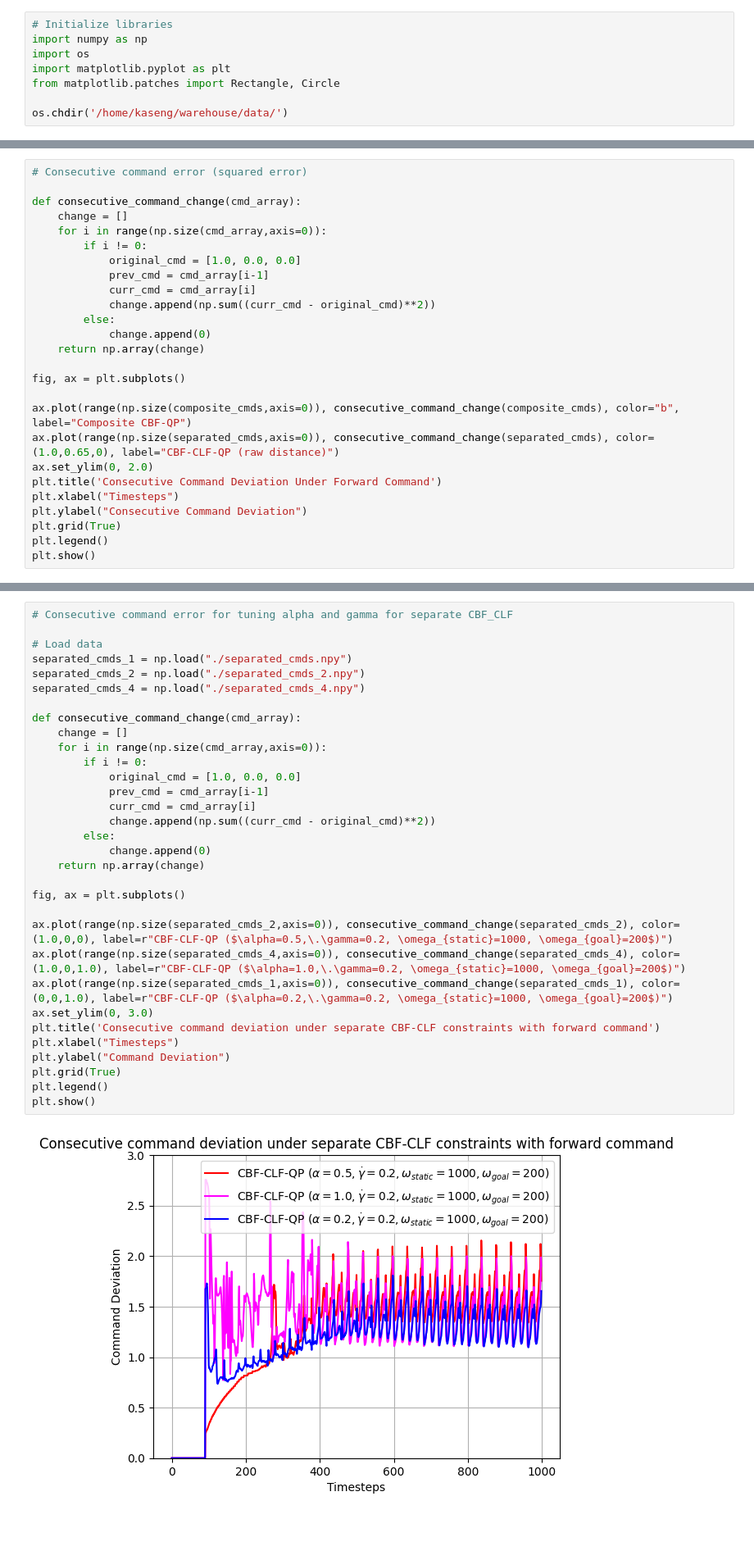
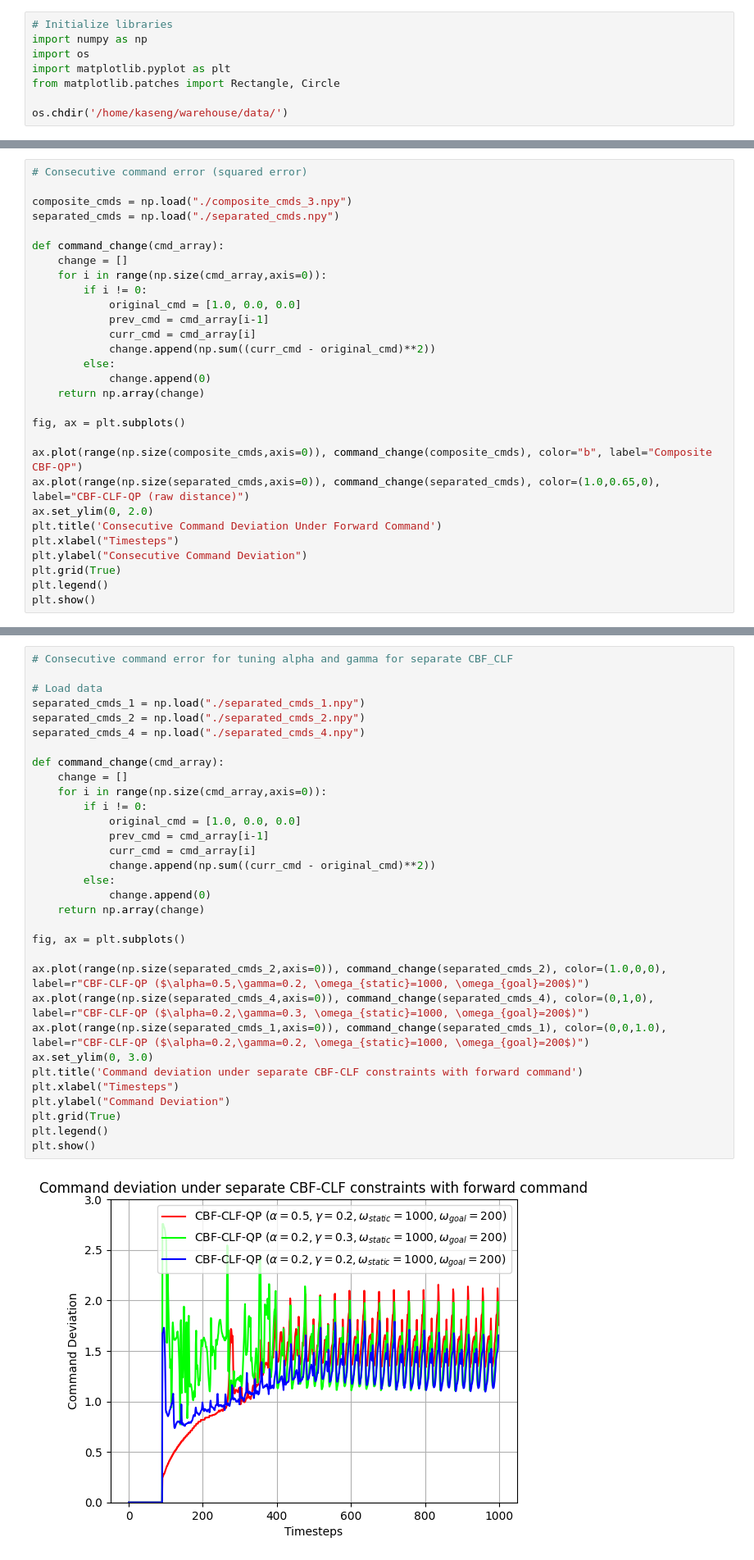
Before and after one commit to famsvip/Robot-Navigation-Collision-Avoidance-, a Jupyter notebook: data/plotting.ipynb, the cells around one changed output, grey strips where cells are left out. Shown at 82% size. Saved outputs shown, nothing was run; the diff lists cells and outputs as text; blank space fills up the shorter version.

```diff
--- a/data/plotting.ipynb
+++ b/data/plotting.ipynb
@@ -56,7 +49,10 @@ plt.show()
 # %%
 # Consecutive command error (squared error)
 
-def consecutive_command_change(cmd_array):
+composite_cmds = np.load("./composite_cmds_3.npy")
+separated_cmds = np.load("./separated_cmds.npy")
+
+def command_change(cmd_array):
     change = []
     for i in range(np.size(cmd_array,axis=0)):
         if i != 0:
@@ -70,8 +66,8 @@ def consecutive_command_change(cmd_array):
 
 fig, ax = plt.subplots()
 
-ax.plot(range(np.size(composite_cmds,axis=0)), consecutive_command_change(composite_cmds), color="b", label="Composite CBF-QP")
-ax.plot(range(np.size(separated_cmds,axis=0)), consecutive_command_change(separated_cmds), color=(1.0,0.65,0), label="CBF-CLF-QP (raw distance)")
+ax.plot(range(np.size(composite_cmds,axis=0)), command_change(composite_cmds), color="b", label="Composite CBF-QP")
+ax.plot(range(np.size(separated_cmds,axis=0)), command_change(separated_cmds), color=(1.0,0.65,0), label="CBF-CLF-QP (raw distance)")
 ax.set_ylim(0, 2.0)
 plt.title('Consecutive Command Deviation Under Forward Command')
 plt.xlabel("Timesteps")
@@ -146,37 +143,37 @@ plt.show()
 # %%
 # Consecutive command error for tuning alpha and gamma for separate CBF_CLF
 
 # Load data
-separated_cmds_1 = np.load("./separated_cmds.npy")
+separated_cmds_1 = np.load("./separated_cmds_1.npy")
 separated_cmds_2 = np.load("./separated_cmds_2.npy")
 separated_cmds_4 = np.load("./separated_cmds_4.npy")
 
-def consecutive_command_change(cmd_array):
+def command_change(cmd_array):
     change = []
     for i in range(np.size(cmd_array,axis=0)):
         if i != 0:
             original_cmd = [1.0, 0.0, 0.0]
             prev_cmd = cmd_array[i-1]
             curr_cmd = cmd_array[i]
             change.append(np.sum((curr_cmd - original_cmd)**2))
         else:
             change.append(0)
     return np.array(change)
 
 fig, ax = plt.subplots()
 
-ax.plot(range(np.size(separated_cmds_2,axis=0)), consecutive_command_change(separated_cmds_2), color=(1.0,0,0), label=r"CBF-CLF-QP ($\alpha=0.5,\.\gamma=0.2, \omega_{static}=1000, \omega_{goal}=200$)")
-ax.plot(range(np.size(separated_cmds_4,axis=0)), consecutive_command_change(separated_cmds_4), color=(1.0,0,1.0), label=r"CBF-CLF-QP ($\alpha=1.0,\.\gamma=0.2, \omega_{static}=1000, \omega_{goal}=200$)")
-ax.plot(range(np.size(separated_cmds_1,axis=0)), consecutive_command_change(separated_cmds_1), color=(0,0,1.0), label=r"CBF-CLF-QP ($\alpha=0.2,\.\gamma=0.2, \omega_{static}=1000, \omega_{goal}=200$)")
+ax.plot(range(np.size(separated_cmds_2,axis=0)), command_change(separated_cmds_2), color=(1.0,0,0), label=r"CBF-CLF-QP ($\alpha=0.5,\gamma=0.2, \omega_{static}=1000, \omega_{goal}=200$)")
+ax.plot(range(np.size(separated_cmds_4,axis=0)), command_change(separated_cmds_4), color=(0,1,0), label=r"CBF-CLF-QP ($\alpha=0.2,\gamma=0.3, \omega_{static}=1000, \omega_{goal}=200$)")
+ax.plot(range(np.size(separated_cmds_1,axis=0)), command_change(separated_cmds_1), color=(0,0,1.0), label=r"CBF-CLF-QP ($\alpha=0.2,\gamma=0.2, \omega_{static}=1000, \omega_{goal}=200$)")
 ax.set_ylim(0, 3.0)
-plt.title('Consecutive command deviation under separate CBF-CLF constraints with forward command')
+plt.title('Command deviation under separate CBF-CLF constraints with forward command')
 plt.xlabel("Timesteps")
 plt.ylabel("Command Deviation")
 plt.grid(True)
 plt.legend()
 plt.show()
 # %% [output]
-[figure, old version]
+[figure, new version]
 # %%
 # Trajectory plots for tuning slack in separate CBF-CLF
 
```
Also changed, not shown: parts of 15 cells of this notebook, 50 other files.
